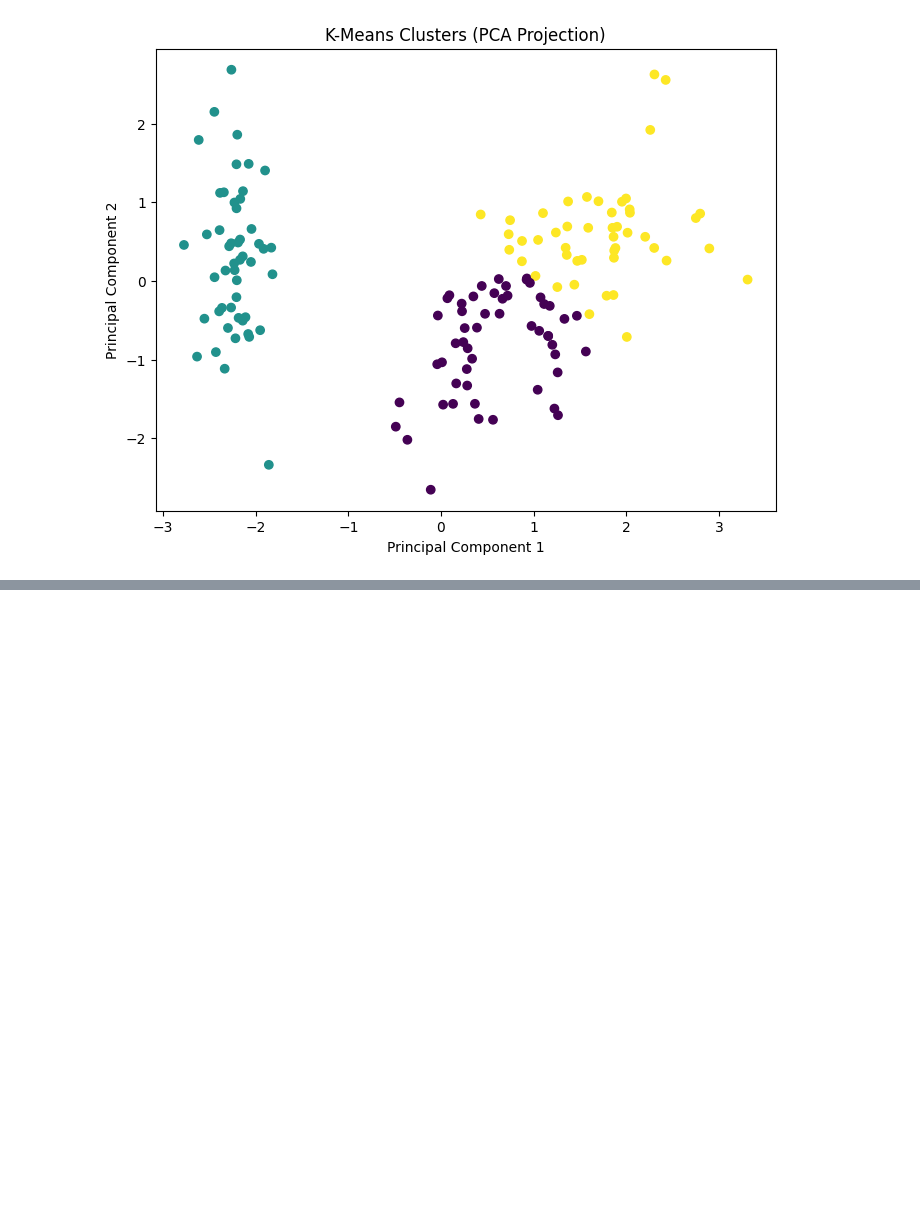
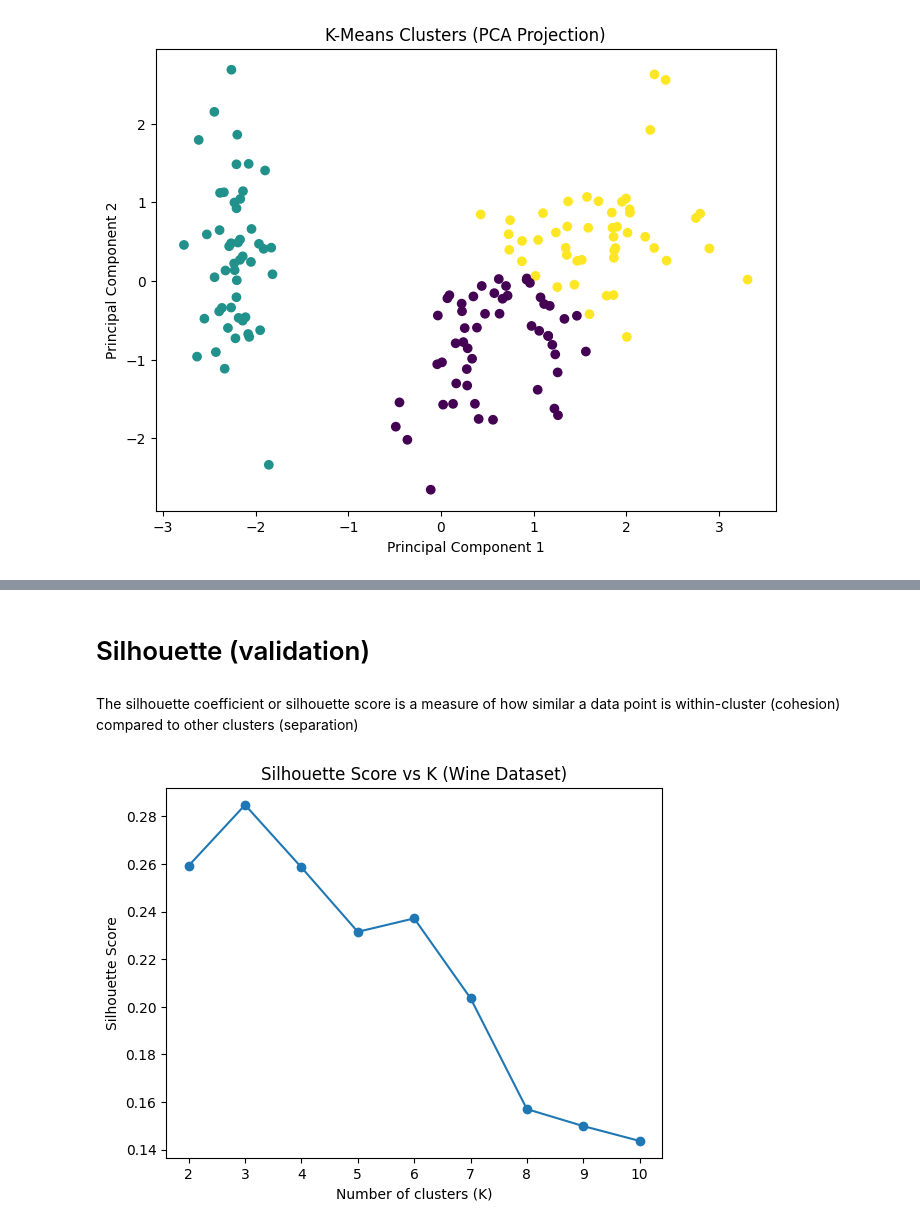
Before and after one commit to AromalDileep/traditional_ml, a Jupyter notebook: notebooks/10_unsupervised_learning.ipynb, the cells around one changed output, grey strips where cells are left out. Drawn from its saved outputs; the diff is of its cells as text; code cells hidden in the pictures; blank space fills up the shorter version.

```diff
--- a/notebooks/10_unsupervised_learning.ipynb
+++ b/notebooks/10_unsupervised_learning.ipynb
@@ -498,0 +665,25 @@ plt.show()
+# %% [markdown]
+# Silhouette (validation)
+# %% [markdown]
+The silhouette coefficient or silhouette score is a measure of how similar a data point is within-cluster (cohesion) compared to other clusters (separation)
+# %%
+from sklearn.metrics import silhouette_score
+
+sil_scores = []
+
+for k in range(2,11):
+    pipeline.set_params(kmeans__n_clusters=k)
+    pipeline.fit(df)
+
+    labels = pipeline.named_steps["kmeans"].labels_
+    X_scaled = pipeline.named_steps["scaler"].transform(df)
+    sil_scores.append(silhouette_score(X_scaled, labels))
+
+plt.plot(range(2,11), sil_scores, marker="o")
+plt.xticks(range(2,11))
+plt.xlabel("Number of clusters (K)")
+plt.ylabel("Silhouette Score")
+plt.title("Silhouette Score vs K (Wine Dataset)")
+plt.show()
+# %% [output]
+[figure, added]
```
Also changed, not shown: parts of 13 cells of this notebook.
